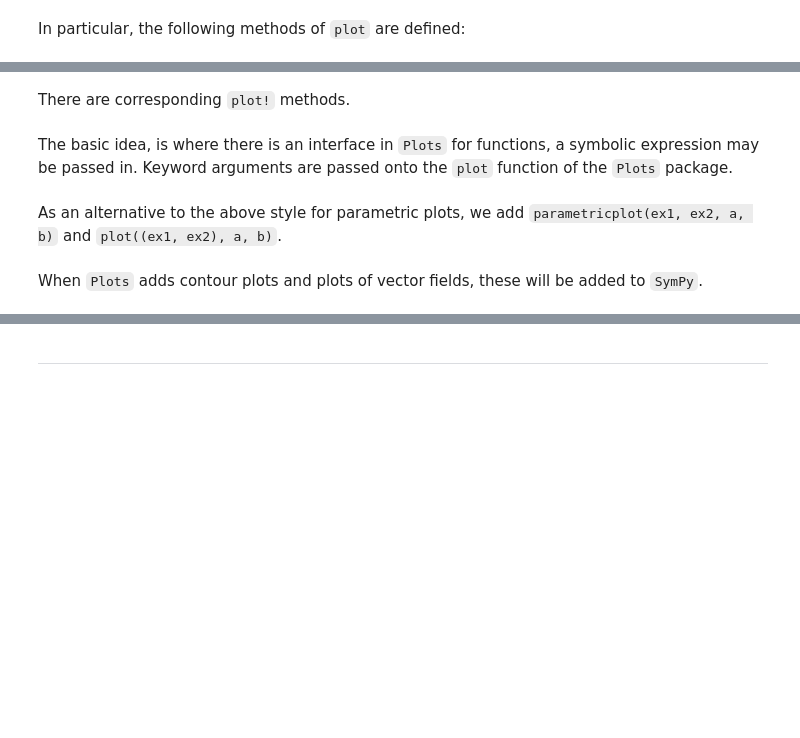
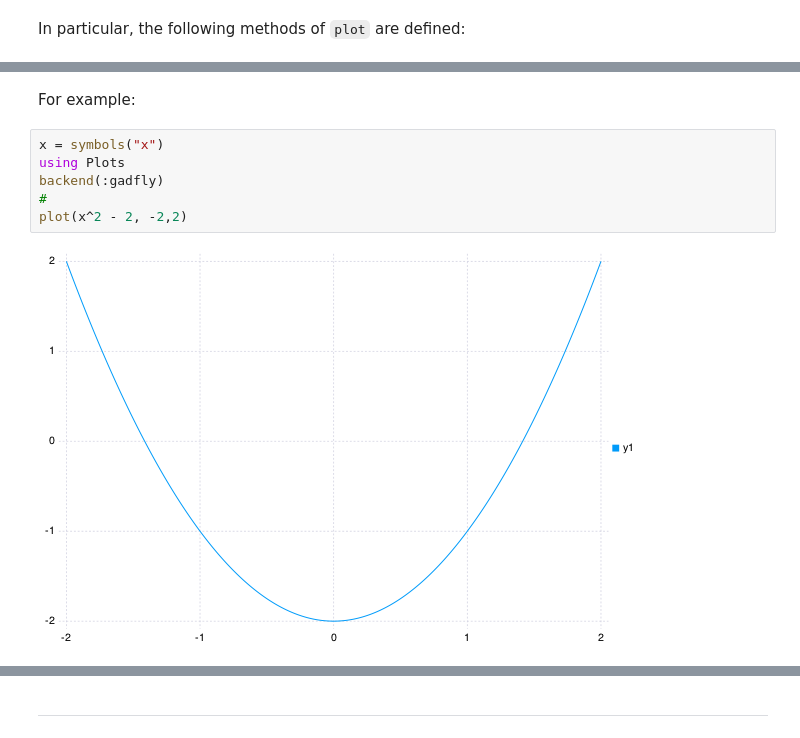
Before and after one commit to JuliaPy/SymPy.jl, a Jupyter notebook: examples/tutorial.ipynb, the cells around one changed output, grey strips where cells are left out. Cells and saved outputs as stored; diff of their text form; blank space fills up the shorter version.

```diff
--- a/examples/tutorial.ipynb
+++ b/examples/tutorial.ipynb
@@ -581,9 +578,11 @@ d = solve(exs)
 </ul>
-# %% [markdown]
-<p>There are corresponding <code>plot&#33;</code> methods.</p>
-# %% [markdown]
-<p>The basic idea, is where there is an interface in <code>Plots</code> for functions, a symbolic expression may be passed in.  Keyword arguments are passed onto the <code>plot</code> function of the <code>Plots</code> package.</p>
-# %% [markdown]
-<p>As an alternative to the above style for parametric plots, we add <code>parametricplot&#40;ex1, ex2, a, b&#41;</code> and <code>plot&#40;&#40;ex1, ex2&#41;, a, b&#41;</code>.</p>
-# %% [markdown]
-<p>When <code>Plots</code> adds contour plots and plots of vector fields, these will be added to <code>SymPy</code>.</p>
+# %% [markdown]
+<p>For example:</p>
+# %%
+x = symbols("x")
+using Plots
+backend(:gadfly)
+#
+plot(x^2 - 2, -2,2)
+# %% [output]
+[figure, added]
```
Also changed, not shown: parts of 42 cells of this notebook, 2 other files.
